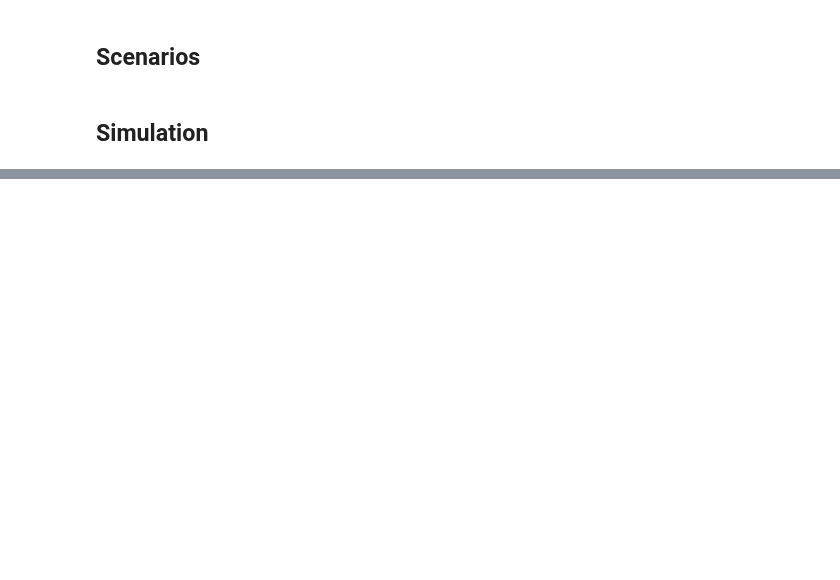
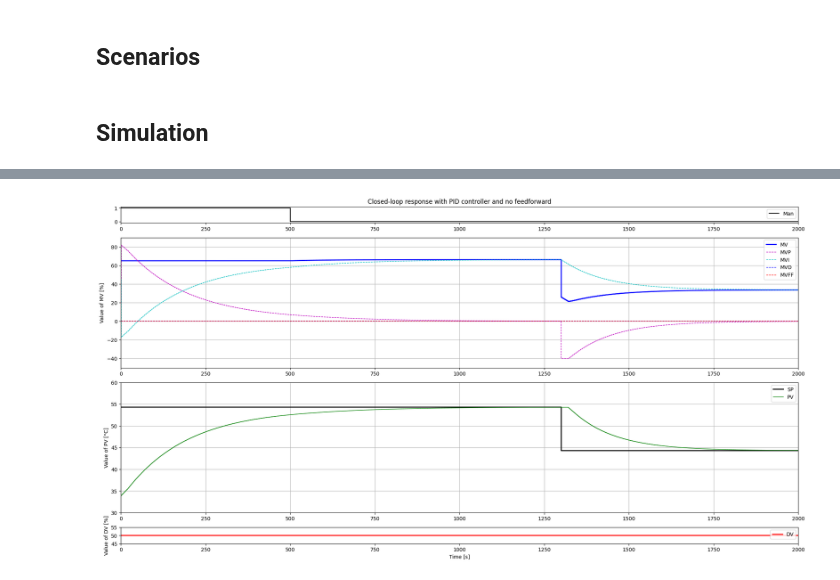
Before and after one commit to sstav0/Lab_Control_Theory, a Jupyter notebook: Simulation_CLP_PID_FF.ipynb, the cells around one changed output, grey strips where cells are left out. Saved outputs shown, nothing was run; the diff lists cells and outputs as text; code cells hidden in the pictures; blank space fills up the shorter version.

Commit message:
Re-upload simulation CLP

```diff
--- a/Simulation_CLP_PID_FF.ipynb
+++ b/Simulation_CLP_PID_FF.ipynb
@@ -218,0 +172,88 @@ FigureWidget({
+# %%
+#Plot
+
+fig, (ax1, ax2, ax3, ax4) = plt.subplots(4, 1, gridspec_kw={'height_ratios': [1, 8, 8, 1]})
+fig.set_figwidth(24)
+fig.set_figheight(12)
+
+l1, = ax1.step([0, TSim], [0, 1], 'k-', label="Man", where='post')
+if scenario == 1 or scenario == 4 or scenario == 5:
+    ax1.set_title('Closed-loop response with PID controller and no feedforward')
+elif scenario == 2:
+    ax1.set_title('Open-loop response with PID controller and no feedforward')
+elif scenario == 3:
+    ax1.set_title('Open-loop response with PID controller and feedforward')
+elif scenario == 6 or scenario == 7:
+    ax1.set_title('Closed-loop response with PID controller and feedforward')
+ax1.legend(loc='best')
+
+l2, = ax2.step([0,TSim],[0,100],'b-',linewidth=2,label="MV",where='post')
+l3, = ax2.step([0,TSim],[0,100],'m--',linewidth=1,label="MVP",where='post')
+l4, = ax2.step([0,TSim],[0,100],'c--',linewidth=1,label="MVI",where='post')
+l5, = ax2.step([0,TSim],[0,100],'b--',linewidth=1,label="MVD",where='post')
+l6, = ax2.step([0,TSim],[0,100],'r--',linewidth=1,label="MVFF",where='post')
+ax2.set_ylabel("Value of MV [%]")
+ax2.legend(loc='best')
+ax2.grid()
+
+l7, = ax3.step([0,TSim],[0,100],'k-',linewidth=2,label="SP",where='post')
+l8, = ax3.step([0,TSim],[0,100],'g-',linewidth=1,label="PV",where='post')
+ax3.set_ylabel("Value of PV [°C]")
+ax3.legend(loc='best')
+ax3.grid()
+
+l9, = ax4.step([0,TSim],[0,100],'r-',linewidth=2,label="DV",where='post')
+ax4.set_xlabel("Time [s]")
+ax4.set_ylabel("Value of DV [%]")
+ax4.legend(loc='best')
+
+# Set Data
+l1.set_data(t,MAN)
+l2.set_data(t,MV)
+l3.set_data(t,MVp)
+l4.set_data(t,MVi)
+l5.set_data(t,MVd)
+l6.set_data(t,MVFF)
+l7.set_data(t,SP)
+l8.set_data(t,PV)
+l9.set_data(t,DV)
+
+ax1.set_xlim(0, t[-1])
+ax2.set_xlim(0, t[-1])
+ax3.set_xlim(0, t[-1])
+ax4.set_xlim(0, t[-1])
+
+MVMinLimit = myRound(np.min((np.min(MV),np.min(MVp),np.min(MVi),np.min(MVd),np.min(MVFF))),5)
+MVMaxLimit = myRound(np.max((np.max(MV),np.max(MVp),np.max(MVi),np.max(MVd),np.max(MVFF))),5)
+
+ax1.set_ylim(-0.1,1.1)
+ax2.set_ylim(MVMinLimit-10, MVMaxLimit+10)
+ax3.set_ylim(myRound(np.min((np.min(PV),np.min(SP))),5)-5, myRound(np.max((np.max(PV),np.max(SP))),5)+5)
+ax4.set_ylim(myRound(np.min(DV),5)-5, myRound(np.max(DV),5)+5)
+
+# Save plot
+# if not os.path.exists('Plots'):
+#     os.makedirs('Plots')
+
+# plt.savefig(f'Plots/Simulation_scenario_{scenario}.png',transparent=True)
+# plt.savefig(f'Plots/Simulation_scenario_{scenario}.pdf',transparent=True)
+
+# Save data
+# t = np.array(t)
+# MAN = np.array(MAN)
+# MV = np.array(MV)
+# MVp = np.array(MVp)
+# MVi = np.array(MVi)
+# MVd = np.array(MVd)
+# MVFF = np.array(MVFF)
+# SP = np.array(SP)
+# PV = np.array(PV)
+# DV = np.array(DV)
+
+# data = np.vstack((t.T, MAN.T, MV.T, MVp.T, MVi.T, MVd.T, MVFF.T, SP.T, PV.T, DV.T))
+# data = data.T
+# if not os.path.exists('Data'):
+#     os.makedirs('Data')
+# nameFile = f'Data/Experiment_scenario_{scenario}.txt'
+# np.savetxt(nameFile,data,delimiter=',',header='t,MAN,MV,MVp,MVi,MVd,MVFF,SP,PV,DV',comments='')
+# %% [output]
@@ -218,0 +261 @@ FigureWidget({
+[figure, added]
```
Also changed, not shown: parts of 11 cells of this notebook.
